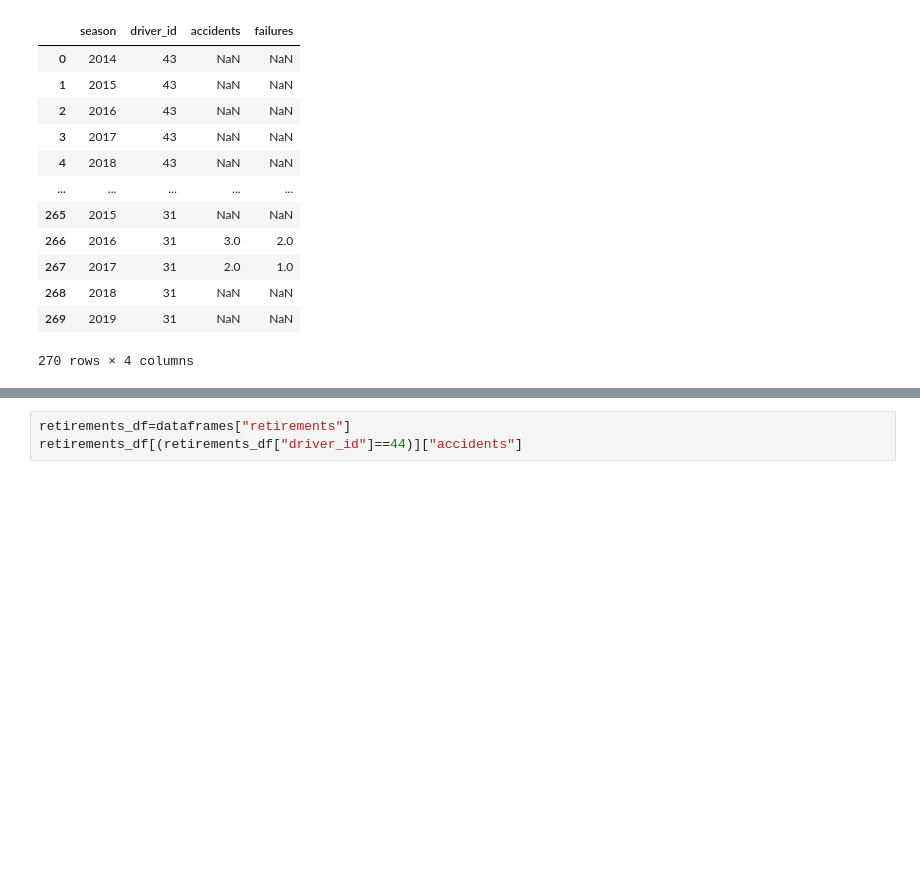
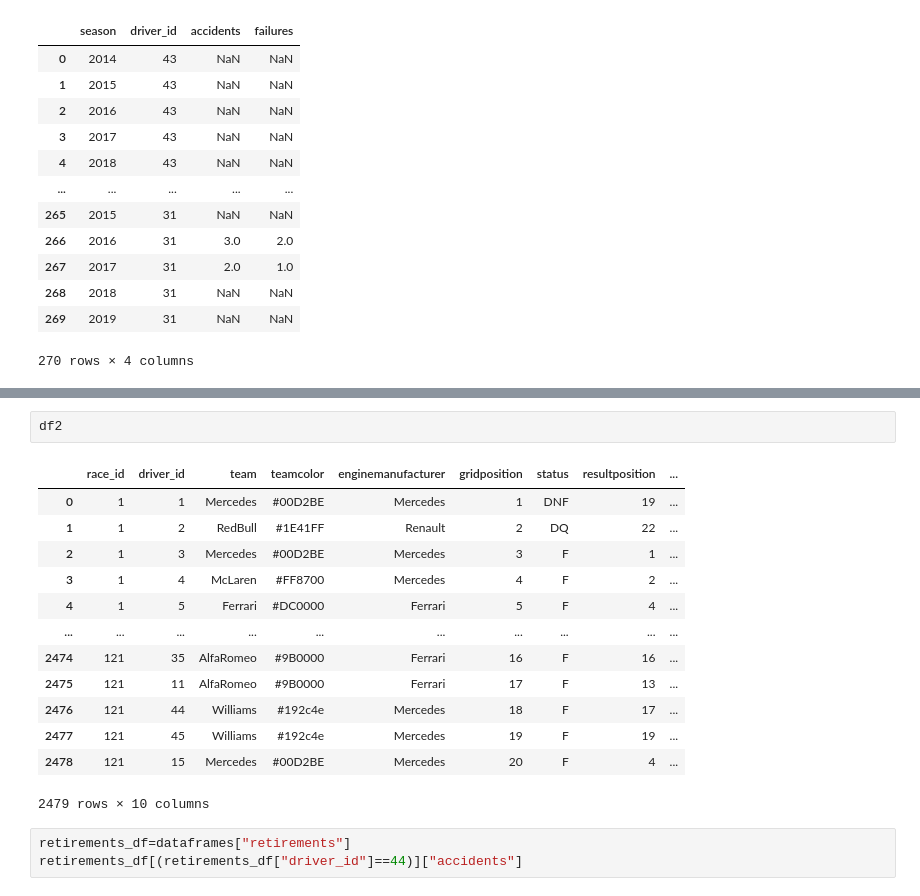
Before and after one commit to emy-olivieri/Formula_1_Race_Time_Simulation_and_Strategy_Optimization, a Jupyter notebook: pit_stop_.ipynb, the cells around one changed output, grey strips where cells are left out. Saved outputs shown, nothing was run; the diff lists cells and outputs as text; blank space fills up the shorter version.

```diff
--- a/pit_stop_.ipynb
+++ b/pit_stop_.ipynb
@@ -305,3 +403,19 @@ df_merged2
+# %%
+df2
+# %% [output]
+|  | race_id | driver_id | team | teamcolor | enginemanufacturer | gridposition | status | resultposition | ... |
+| 0 | 1 | 1 | Mercedes | #00D2BE | Mercedes | 1 | DNF | 19 | ... |
+| 1 | 1 | 2 | RedBull | #1E41FF | Renault | 2 | DQ | 22 | ... |
+| 2 | 1 | 3 | Mercedes | #00D2BE | Mercedes | 3 | F | 1 | ... |
+| 3 | 1 | 4 | McLaren | #FF8700 | Mercedes | 4 | F | 2 | ... |
+| 4 | 1 | 5 | Ferrari | #DC0000 | Ferrari | 5 | F | 4 | ... |
+| ... | ... | ... | ... | ... | ... | ... | ... | ... | ... |
+| 2474 | 121 | 35 | AlfaRomeo | #9B0000 | Ferrari | 16 | F | 16 | ... |
+| 2475 | 121 | 11 | AlfaRomeo | #9B0000 | Ferrari | 17 | F | 13 | ... |
+| 2476 | 121 | 44 | Williams | #192c4e | Mercedes | 18 | F | 17 | ... |
+| 2477 | 121 | 45 | Williams | #192c4e | Mercedes | 19 | F | 19 | ... |
+| 2478 | 121 | 15 | Mercedes | #00D2BE | Mercedes | 20 | F | 4 | ... |
+2479 rows × 10 columns
 # %%
 retirements_df=dataframes["retirements"]
 retirements_df[(retirements_df["driver_id"]==44)]["accidents"]
```
Also changed, not shown: parts of 10 cells of this notebook, 3 other files.
